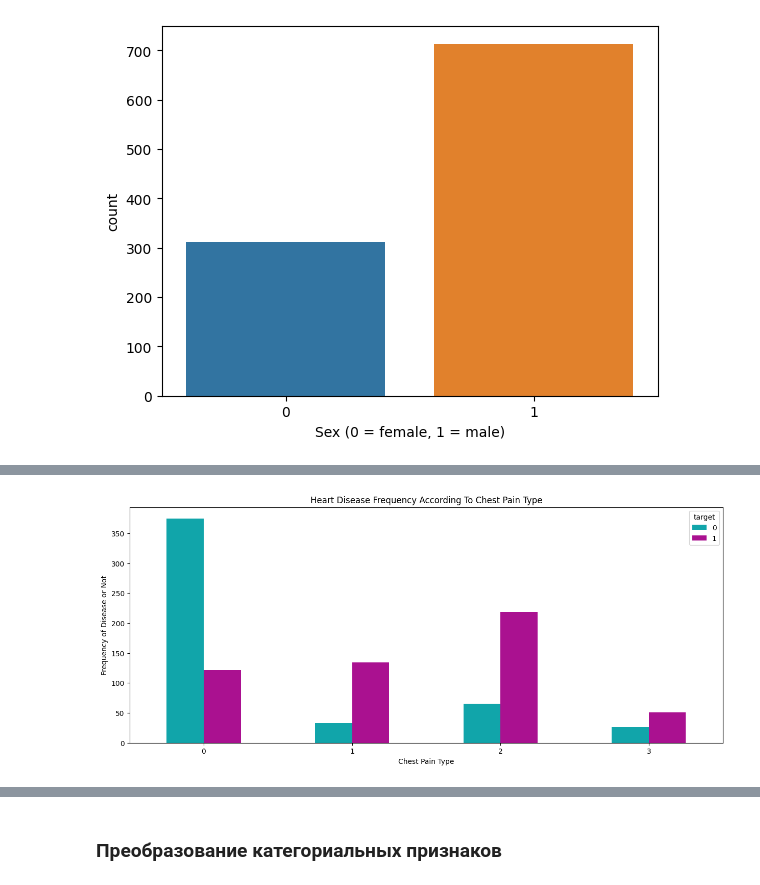
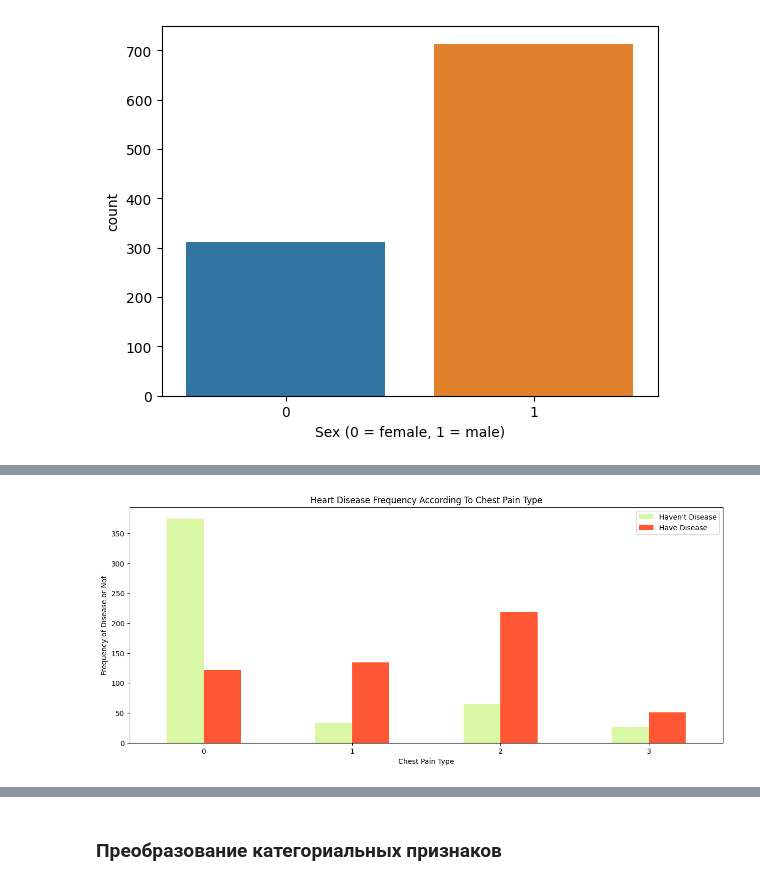
Before and after one commit to katevi/Introduction-to-ML, a Jupyter notebook: lab2/heart_disease_analysis.ipynb, the cells around one changed output, grey strips where cells are left out. Cells and saved outputs as stored; diff of their text form; code cells hidden in the pictures.

```diff
--- a/lab2/heart_disease_analysis.ipynb
+++ b/lab2/heart_disease_analysis.ipynb
@@ -128,9 +183,10 @@ plt.show()
 # %%
-pd.crosstab(df.cp,df.target).plot(kind="bar",figsize=(15, 6), color=['#11A5AA','#AA1190' ])
+pd.crosstab(df.cp,df.target).plot(kind="bar",figsize=(15, 6), color=['#DAF7A6','#FF5733' ])
 plt.title('Heart Disease Frequency According To Chest Pain Type')
 plt.xlabel('Chest Pain Type')
 plt.xticks(rotation = 0)
+plt.legend(["Haven't Disease", "Have Disease"])
 plt.ylabel('Frequency of Disease or Not')
 plt.show()
 # %% [output]
-[figure, old version]
+[figure, new version]
```
Also changed, not shown: parts of 39 cells of this notebook.
